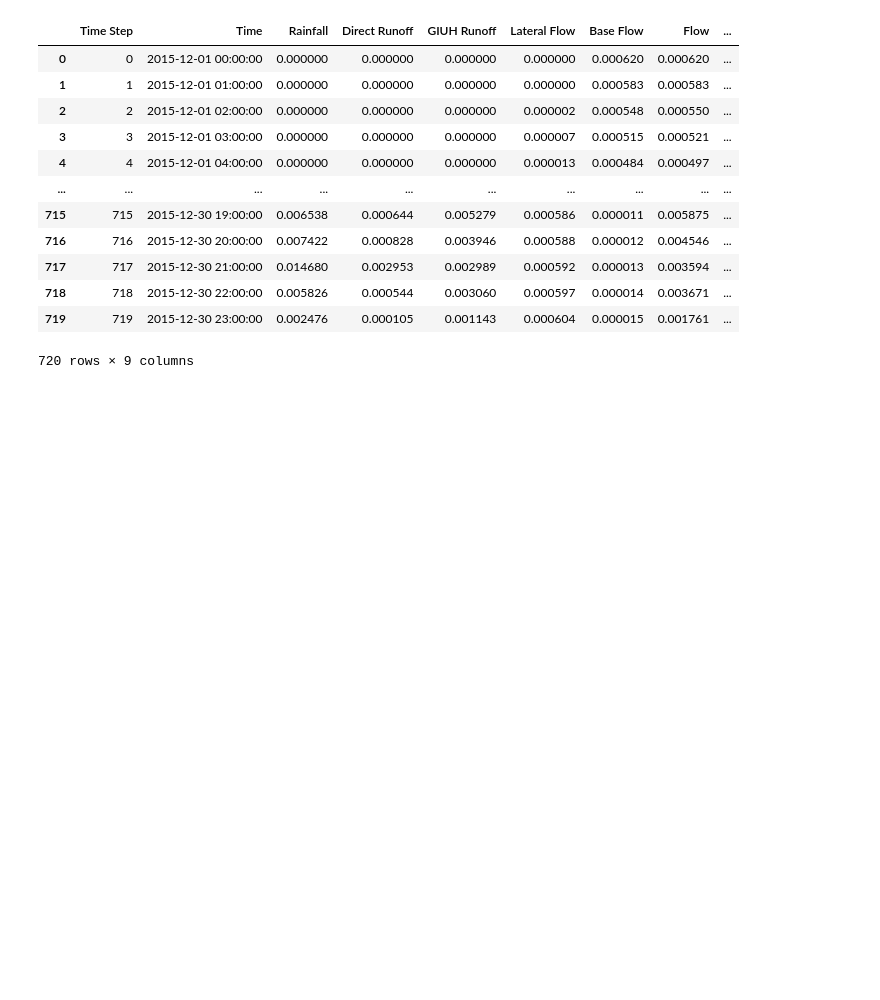
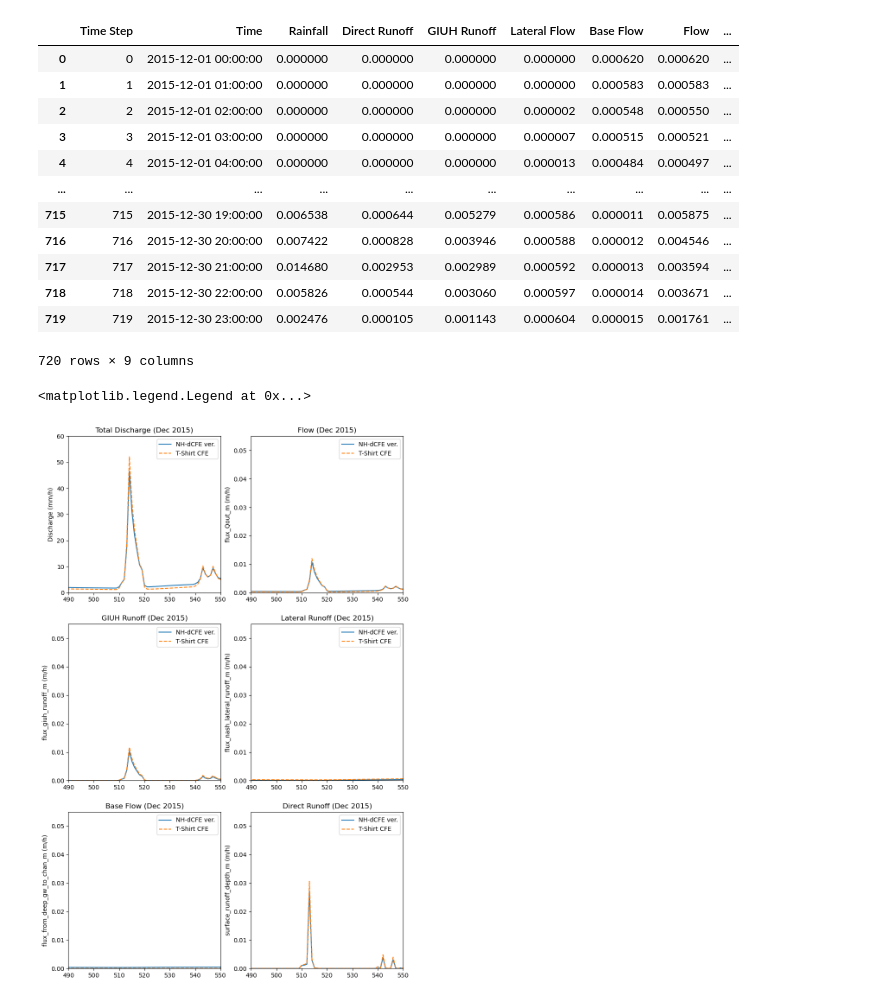
Before and after one commit to mines-ciroh/neuralhydrology, a Jupyter notebook: examples/07-DifferentialCFE-Model/testRun.ipynb, the cells around one changed output. Drawn from its saved outputs; the diff is of its cells as text; code cells hidden in the pictures; blank space fills up the shorter version.

Commit message:
Finished comparing physics to T-shirt

```diff
--- a/examples/07-DifferentialCFE-Model/testRun.ipynb
+++ b/examples/07-DifferentialCFE-Model/testRun.ipynb
@@ -461,0 +456,65 @@ ax.set_title(f"Test period - hourly NSE {results['01022500']['1h']['NSE']:.3f}")
+# %%
+fig, ax = plt.subplots(3, 2, figsize=(10,16))
+
+ax[0,0].plot(compareFile['Time Step'], runoffOut[:,0]/1000*15.617167355002097 * 1000000.0 / 3600 , label="NH-dCFE ver.")
+ax[0,0].plot(compareFile['Time Step'], compareFile['Total Discharge'], label="T-Shirt CFE", linestyle= 'dashed')
+# Set labels and title
+ax[0,0].set_ylabel("Discharge (mm/h)")
+ax[0,0].set_title(f"Total Discharge (Dec 2015)")
+# Set axis limits
+ax[0,0].set_xlim([490, 550])
+ax[0,0].set_ylim([0, 60])
+ax[0,0].legend()
+
+ax[0,1].plot(compareFile['Time Step'], runoffOut[:,0]/1000, label="NH-dCFE ver.")
+ax[0,1].plot(compareFile['Time Step'], compareFile['Flow'], label="T-Shirt CFE", linestyle= 'dashed')
+# Set labels and title
+ax[0,1].set_ylabel("flux_Qout_m ")
+ax[0,1].set_title(f"Flow (Dec 2015)")
+# Set axis limits
+ax[0,1].set_xlim([490, 550])
+ax[0,1].set_ylim([0, 0.055])
+ax[0,1].legend()
+
+ax[1,0].plot(compareFile['Time Step'], runoffOut[:,1], label="NH-dCFE ver.")
+ax[1,0].plot(compareFile['Time Step'], compareFile['GIUH Runoff'], label="T-Shirt CFE", linestyle = 'dashed')
+# Set labels and title
+ax[1,0].set_ylabel("flux_giuh_runoff_m ")
+ax[1,0].set_title(f"GIUH Runoff (Dec 2015)")
+# Set axis limits
+ax[1,0].set_xlim([490, 550])
+ax[1,0].set_ylim([0, 0.055])
+ax[1,0].legend()
+
+ax[1,1].plot(compareFile['Time Step'], runoffOut[:,2], label="NH-dCFE ver.")
+ax[1,1].plot(compareFile['Time Step'], compareFile['Lateral Flow'],label="T-Shirt CFE", linestyle = 'dashed')
+# Set labels and title
+ax[1,1].set_ylabel("flux_nash_lateral_runoff_m ")
+ax[1,1].set_title(f"Lateral Runoff (Dec 2015)")
+# Set axis limits
+ax[1,1].set_xlim([490, 550])
+ax[1,1].set_ylim([0, 0.055])
+ax[1,1].legend()
+
+ax[2,0].plot(compareFile['Time Step'], runoffOut[:,3], label="NH-dCFE ver.")
+ax[2,0].plot(compareFile['Time Step'], compareFile['Base Flow'],label="T-Shirt CFE", linestyle = 'dashed')
+# Set labels and title
+ax[2,0].set_ylabel("flux_from_deep_gw_to_chan_m ")
+ax[2,0].set_title(f"Base Flow (Dec 2015)")
+# Set axis limits
+ax[2,0].set_xlim([490, 550])
+ax[2,0].set_ylim([0, 0.055])
+ax[2,0].legend()
+
+ax[2,1].plot(compareFile['Time Step'], runoffOut[:,4], label="NH-dCFE ver.")
+ax[2,1].plot(compareFile['Time Step'], compareFile['Direct Runoff'],label="T-Shirt CFE", linestyle = 'dashed')
+# Set labels and title
+ax[2,1].set_ylabel("surface_runoff_depth_m ")
+ax[2,1].set_title(f"Direct Runoff (Dec 2015)")
+# Set axis limits
+ax[2,1].set_xlim([490, 550])
+ax[2,1].set_ylim([0, 0.055])
+ax[2,1].legend()
+# %% [output]
+<matplotlib.legend.Legend at 0x...>
+[figure, added]
```
Also changed, not shown: parts of 1 cell of this notebook, 1 other file.
